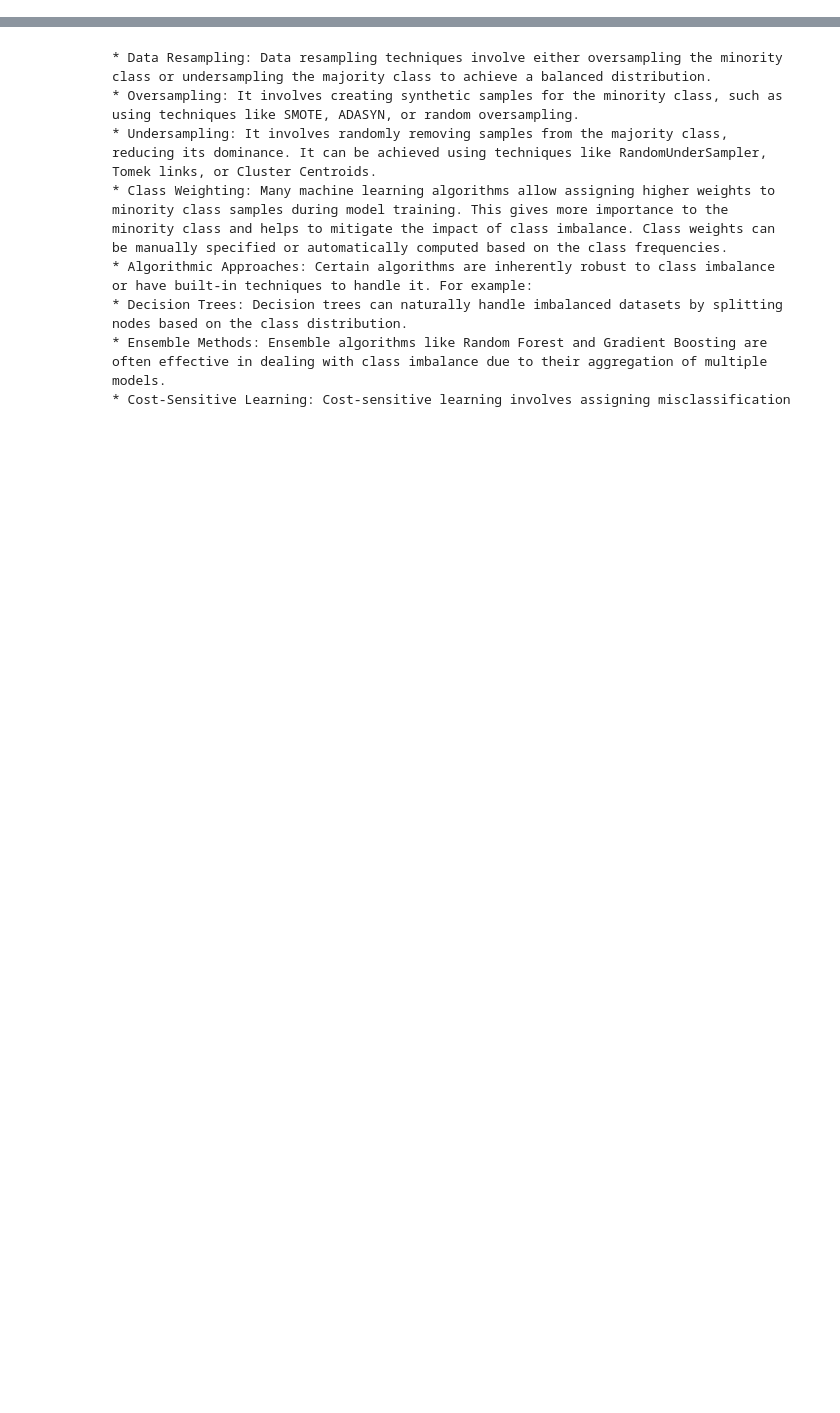
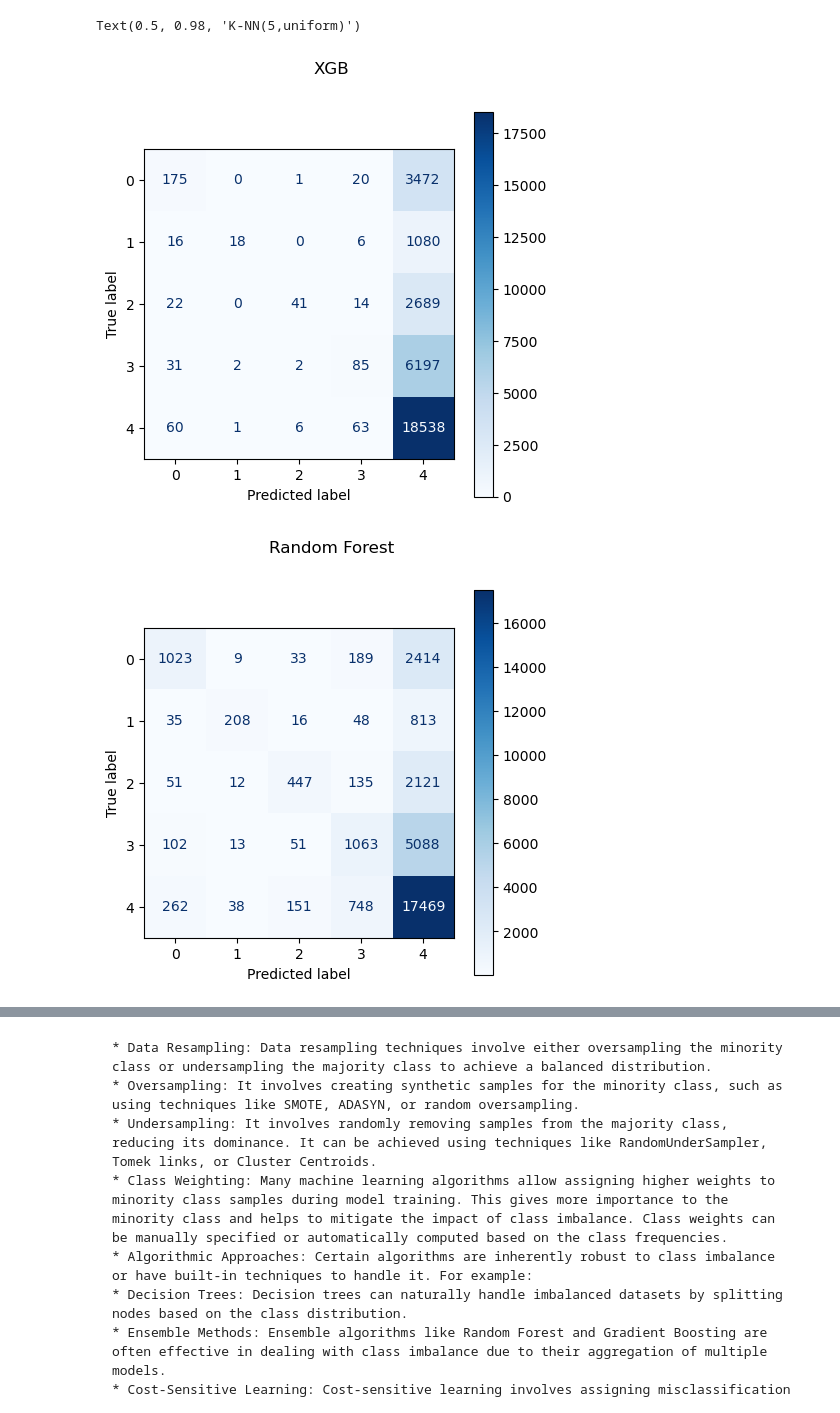
Before and after one commit to leshau90/whaz, a Jupyter notebook: Tugas-SPK-Rodiah/tugas.ipynb, the cells around one changed output, grey strips where cells are left out. Drawn from its saved outputs; the diff is of its cells as text; code cells hidden in the pictures; blank space fills up the shorter version.

```diff
--- a/Tugas-SPK-Rodiah/tugas.ipynb
+++ b/Tugas-SPK-Rodiah/tugas.ipynb
@@ -99,5 +100,5 @@ merged = pd.concat([merged, one_hot], axis=1)
 
 
 tohe = ohe.fit_transform(merged[['customer_city']])
-one_hot = pd.get_dummies(merged['customer_city'], prefix='customer_from')
-merged = pd.concat([merged, one_hot], axis=1)
+one_hot2 = pd.get_dummies(merged['customer_city'], prefix='customer_from')
+merged = pd.concat([merged, one_hot2], axis=1)
@@ -215,0 +217,11 @@ rf_pred = rf_model.predict(X_test)
+# %%
+from sklearn.neighbors import KNeighborsClassifier
+s = time()
+knn_model = KNeighborsClassifier(5,weights='uniform')
+knn_model.fit(X_train, y_train)
+time_check['knn'] = time() - s
+knn_pred = knn_model.predict(X_test)
+knn_report = classification_report(y_test, knn_pred)
+print("k-NN Classification Report:")
+print(knn_report)
+print("for(s):", time_check["knn"])
@@ -223,3 +308,56 @@ rf_pred = rf_model.predict(X_test)
 # logr_report = classification_report(y_test, logr_pred,zero_division=0)
 # print("Logistic Regression Classification Report:")
 # print(logr_report)
+# %%
+from sklearn.metrics import ConfusionMatrixDisplay
+
+# fg, ((ax1,ax2),(ax3,ax4)) = plt.subplots(2, 2, figsize=(10, 8))
+disp = ConfusionMatrixDisplay.from_predictions(
+                                              y_test,
+                                              xgb_pred,
+                                            #   display_labels=labels,
+                                              cmap=plt.cm.Blues
+                                              )
+fig = disp.figure_
+fig.set_figwidth(5)
+fig.set_figheight(5)
+fig.suptitle('XGB')
+
+
+disp = ConfusionMatrixDisplay.from_predictions(
+                                              y_test,
+                                              rf_pred,
+                                            #   display_labels=labels,
+                                              cmap=plt.cm.Blues
+                                              )
+fig2 = disp.figure_
+fig2.set_figwidth(5)
+fig2.set_figheight(5)
+fig2.suptitle('Random Forest')
+
+
+disp = ConfusionMatrixDisplay.from_predictions(
+                                              y_test,
+                                              dtc_pred,
+                                            #   display_labels=labels,
+                                              cmap=plt.cm.Blues
+                                              )
+fig2 = disp.figure_
+fig2.set_figwidth(5)
+fig2.set_figheight(5)
+fig2.suptitle('Decision Tree')
+
+disp = ConfusionMatrixDisplay.from_predictions(
+                                              y_test,
+                                              knn_pred,
+                                            #   display_labels=labels,
+                                              cmap=plt.cm.Blues
+                                              )
+fig2 = disp.figure_
+fig2.set_figwidth(5)
+fig2.set_figheight(5)
+fig2.suptitle('K-NN(5,uniform)')
+# %% [output]
+Text(0.5, 0.98, 'K-NN(5,uniform)')
+[figure, added]
+[figure, added]
```
Also changed, not shown: parts of 23 cells of this notebook.
